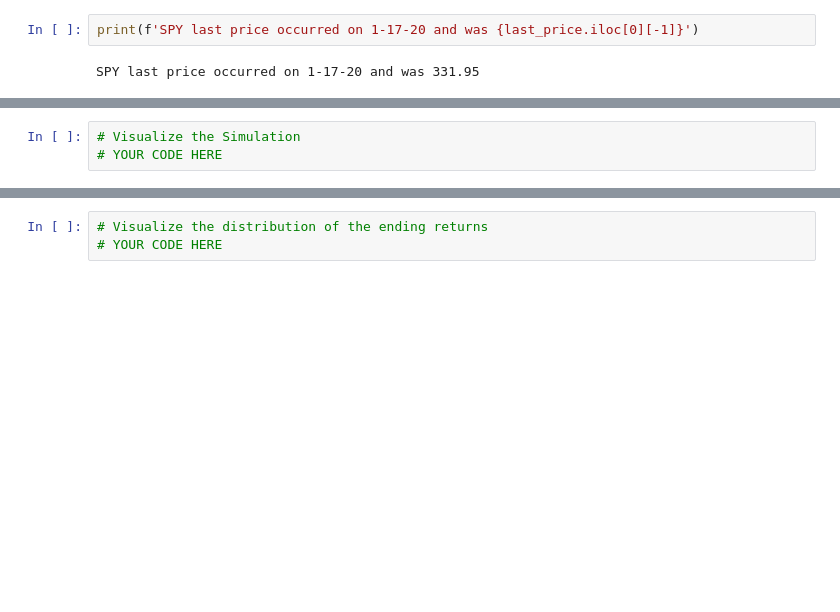
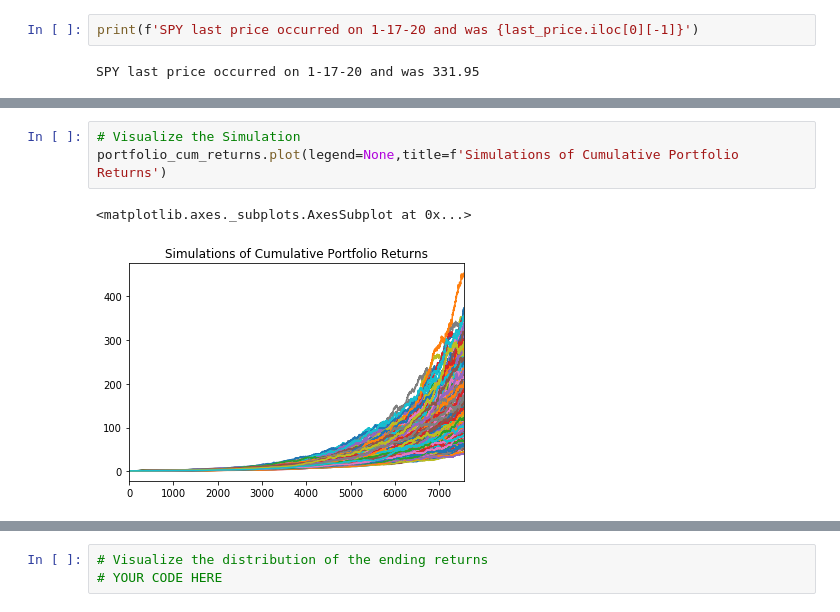
Before and after one commit to exposuretherapy/Learning-APIs, a Jupyter notebook: portfolio_planner.ipynb, the cells around one changed output, grey strips where cells are left out. Drawn from its saved outputs; the diff is of its cells as text; blank space fills up the shorter version.

Commit message:
finished running the montecarlo simulation and plotted it. Don't want to do that again...

```diff
--- a/portfolio_planner.ipynb
+++ b/portfolio_planner.ipynb
@@ -140,4 +163,7 @@ simulated_prices.head()
-# %%
-# Visualize the Simulation
-# YOUR CODE HERE
+# %%
+# Visualize the Simulation
+portfolio_cum_returns.plot(legend=None,title=f'Simulations of Cumulative Portfolio Returns')
+# %% [output]
+<matplotlib.axes._subplots.AxesSubplot at 0x...>
+[figure, added]
 # %%
```
Also changed, not shown: parts of 13 cells of this notebook.
